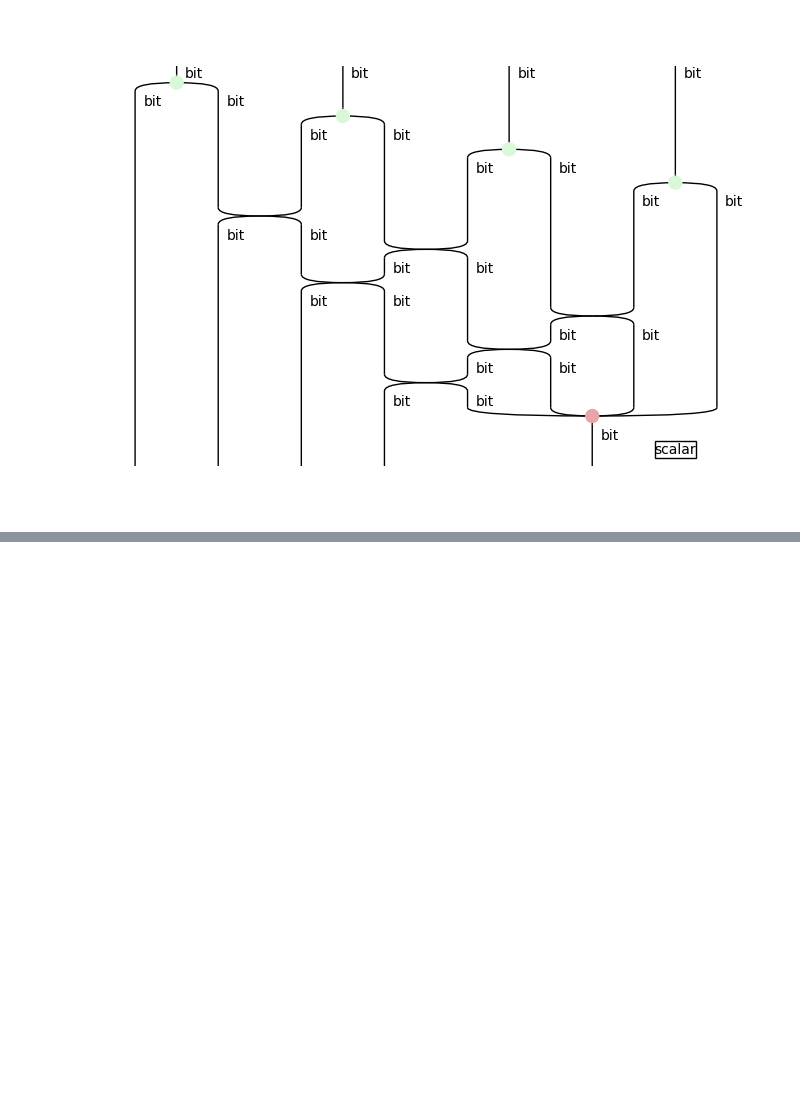
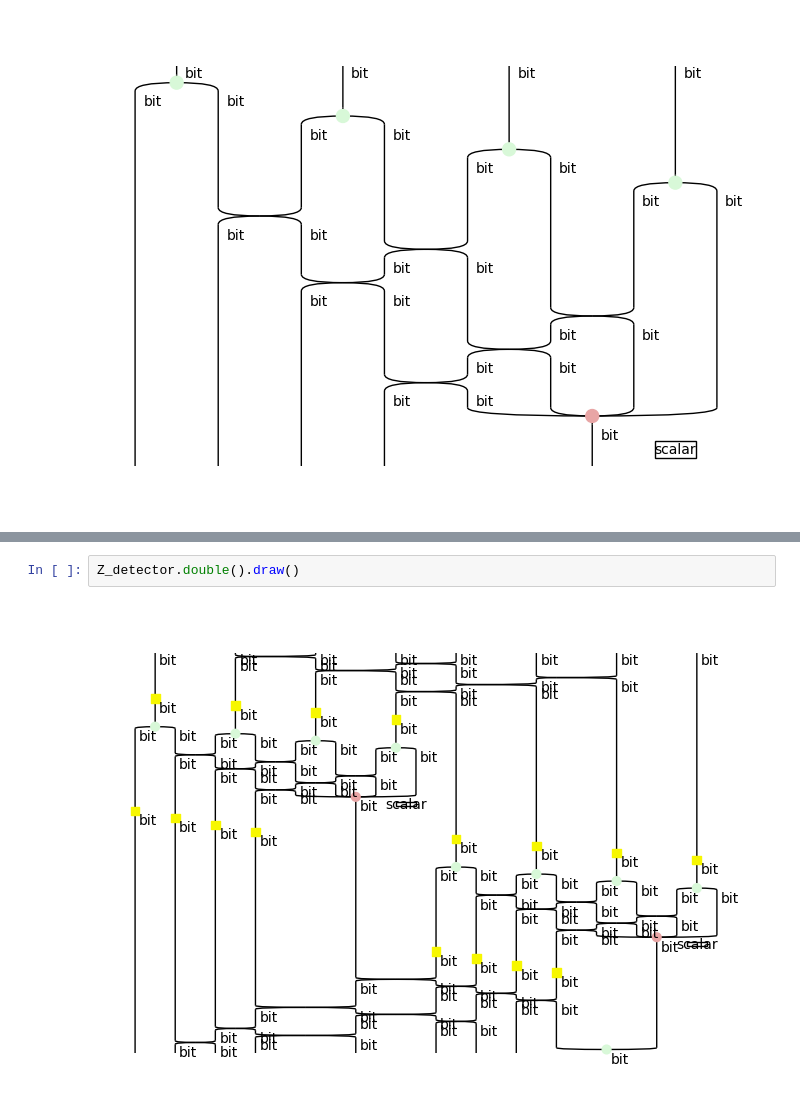
Before and after one commit to quantinuum-dev/optyx, a Jupyter notebook: notebooks/distributed-422-code.ipynb, the cells around one changed output, grey strips where cells are left out. Drawn from its saved outputs; the diff is of its cells as text; blank space fills up the shorter version.

```diff
--- a/notebooks/distributed-422-code.ipynb
+++ b/notebooks/distributed-422-code.ipynb
@@ -37,3 +35,7 @@ z_detector.draw()
+# %%
+Z_detector.double().draw()
+# %% [output]
+[figure, added]
 # %%
 ket_0 = zx.X(0, 1) @ optyx.Scalar(1/np.sqrt(2))
 Ket_0 = Channel('|0>', ket_0)
```
Also changed, not shown: parts of 20 cells of this notebook, 2 other files.
